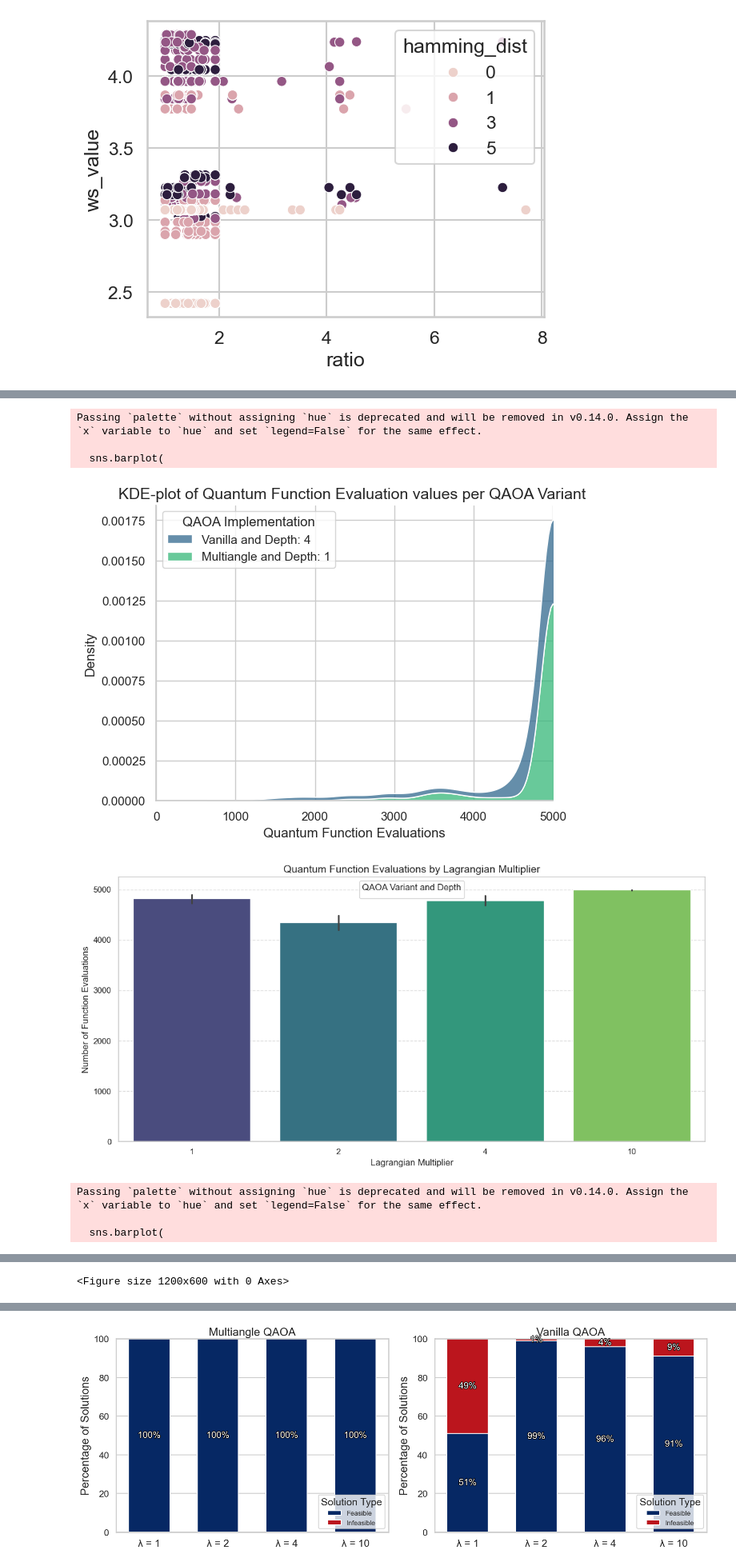
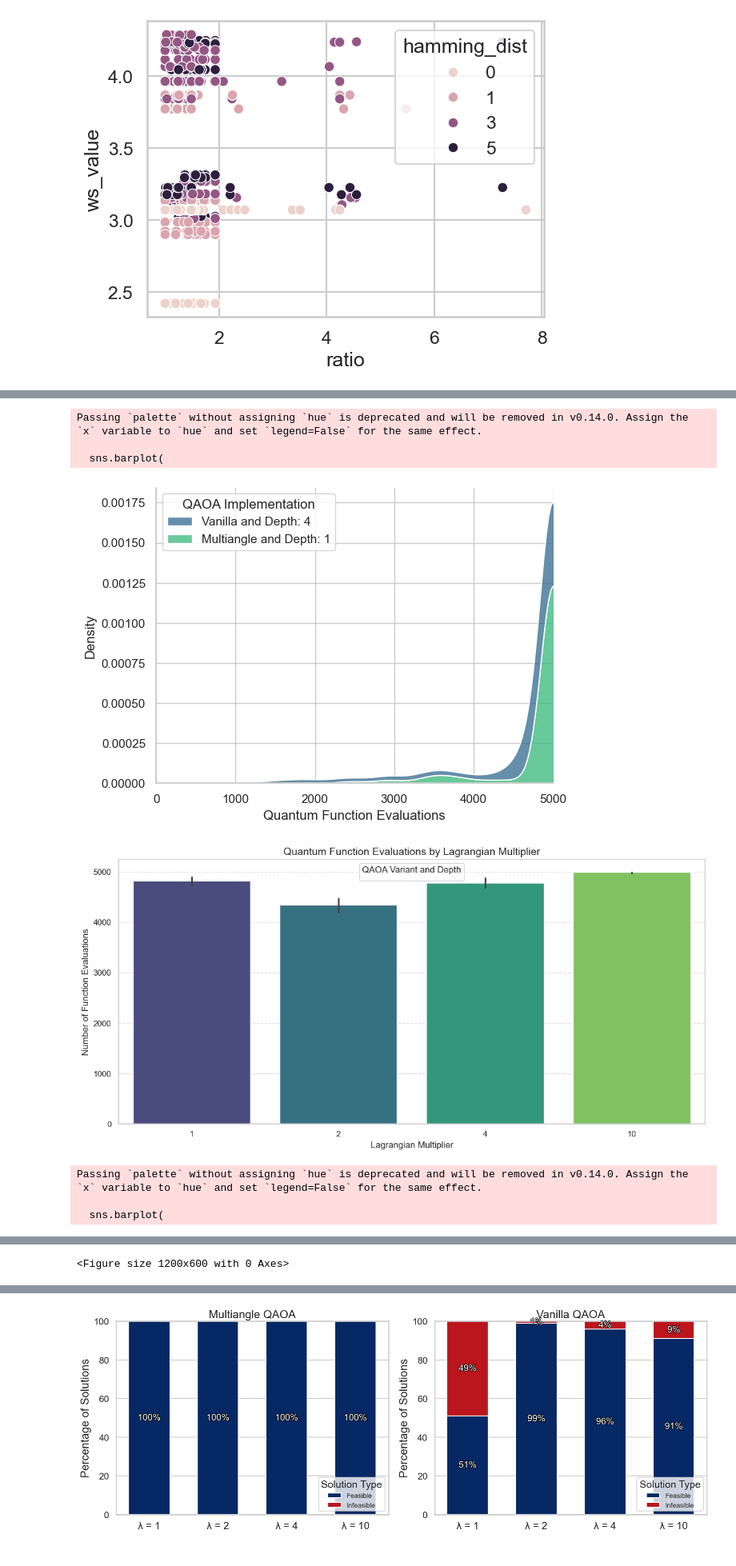
Before and after one commit to Smeidir/QAOA, a Jupyter notebook: results_visualizer.ipynb, the cells around one changed output, grey strips where cells are left out. Shown at 80% size. Cells and saved outputs as stored; diff of their text form; code cells hidden in the pictures.

```diff
--- a/results_visualizer.ipynb
+++ b/results_visualizer.ipynb
@@ -804,7 +963,6 @@ plt.show()
 
 
 sns.kdeplot(data= subset, x = 'quantum_func_evals' , hue='QAOA Implementation', multiple='stack',palette='viridis')
-plt.title('KDE-plot of Quantum Function Evaluation values per QAOA Variant ', fontsize=14)
 plt.xlim((0,5000))
 sns.despine()
 
@@ -901,34 +1059,34 @@ sns.barplot(
     palette='viridis'
 )
 
 # Customize the plot
 plt.title('Quantum Function Evaluations by Lagrangian Multiplier', fontsize=14)
 plt.xlabel('Lagrangian Multiplier', fontsize=12)
 plt.ylabel('Number of Function Evaluations', fontsize=12)
 plt.legend(title='QAOA Variant and Depth', fontsize=10)
 plt.grid(axis='y', linestyle='--', alpha=0.7)
 plt.tight_layout()
 plt.savefig('lagrangian_func_evals.pdf', bbox_inches='tight')
 plt.show()
 
 # Create a figure for runtime by Lagrangian multiplier
 # %% [output]
 Distribution of depth and variants in the dataset:
 qaoa_variant  depth  lagrangian_multiplier
 multiangle    1      1                        100
                      2                        100
                      4                        100
                      10                       100
 vanilla       4      1                         51
                      2                         99
                      4                         96
                      10                        91
 dtype: int64
 [figure]
 Passing `palette` without assigning `hue` is deprecated and will be removed in v0.14.0. Assign the `x` variable to `hue` and set `legend=False` for the same effect.
 
   sns.barplot(
-[figure, old version]
+[figure, new version]
 [figure]
 Passing `palette` without assigning `hue` is deprecated and will be removed in v0.14.0. Assign the `x` variable to `hue` and set `legend=False` for the same effect.
 
```
Also changed, not shown: parts of 9 cells of this notebook, 19 other files.
